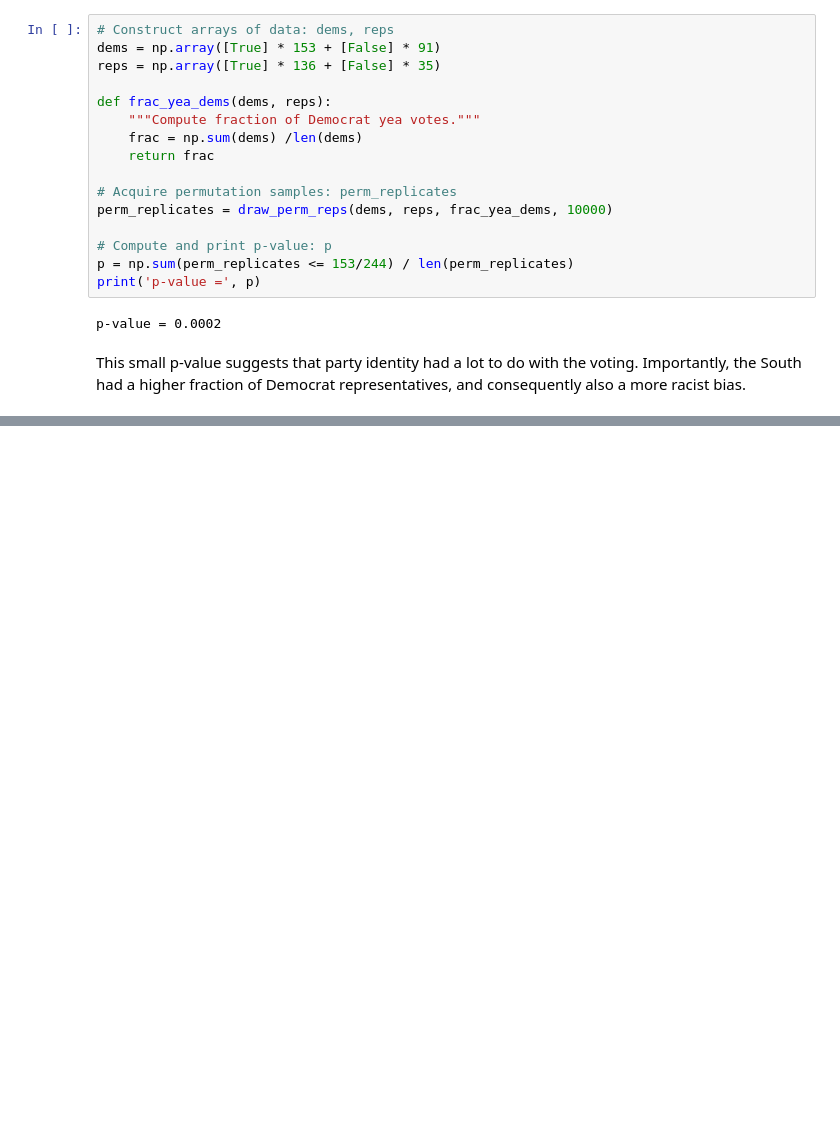
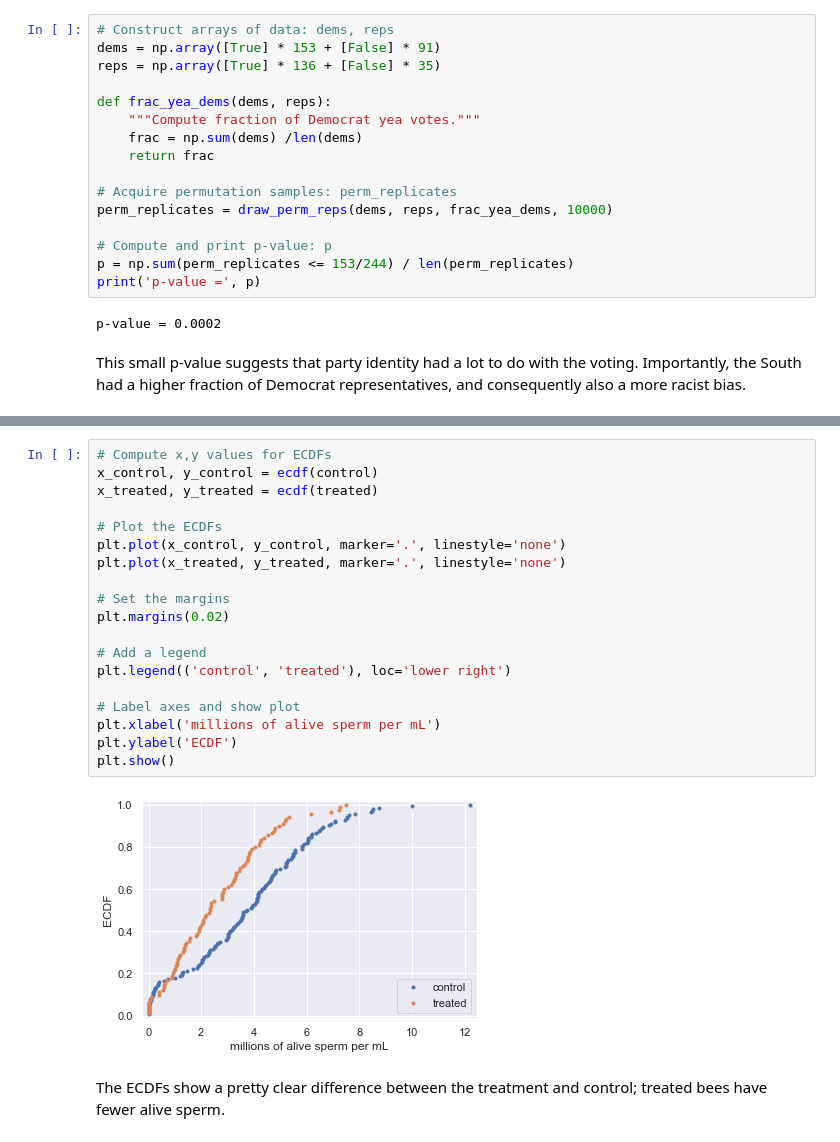
Before and after one commit to joeelorm/Machine-Learning, a Jupyter notebook: 2_Statistical_Thinking.ipynb, the cells around one changed output, grey strips where cells are left out. Drawn from its saved outputs; the diff is of its cells as text; blank space fills up the shorter version.

```diff
--- a/2_Statistical_Thinking.ipynb
+++ b/2_Statistical_Thinking.ipynb
@@ -822,0 +948,23 @@ This small p-value suggests that party identity had a lot to do with the voting.
+# %%
+# Compute x,y values for ECDFs
+x_control, y_control = ecdf(control)
+x_treated, y_treated = ecdf(treated)
+
+# Plot the ECDFs
+plt.plot(x_control, y_control, marker='.', linestyle='none')
+plt.plot(x_treated, y_treated, marker='.', linestyle='none')
+
+# Set the margins
+plt.margins(0.02)
+
+# Add a legend
+plt.legend(('control', 'treated'), loc='lower right')
+
+# Label axes and show plot
+plt.xlabel('millions of alive sperm per mL')
+plt.ylabel('ECDF')
+plt.show()
+# %% [output]
+[figure, added]
+# %% [markdown]
+The ECDFs show a pretty clear difference between the treatment and control; treated bees have fewer alive sperm.
```
Also changed, not shown: parts of 12 cells of this notebook.
